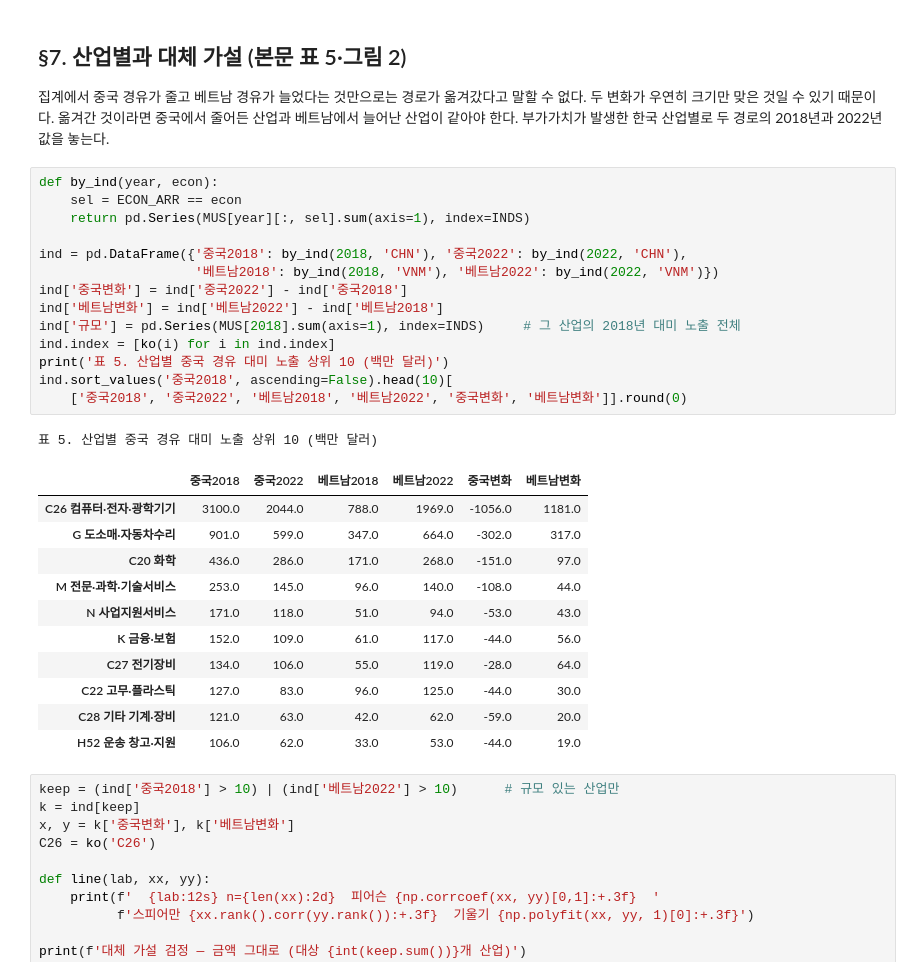
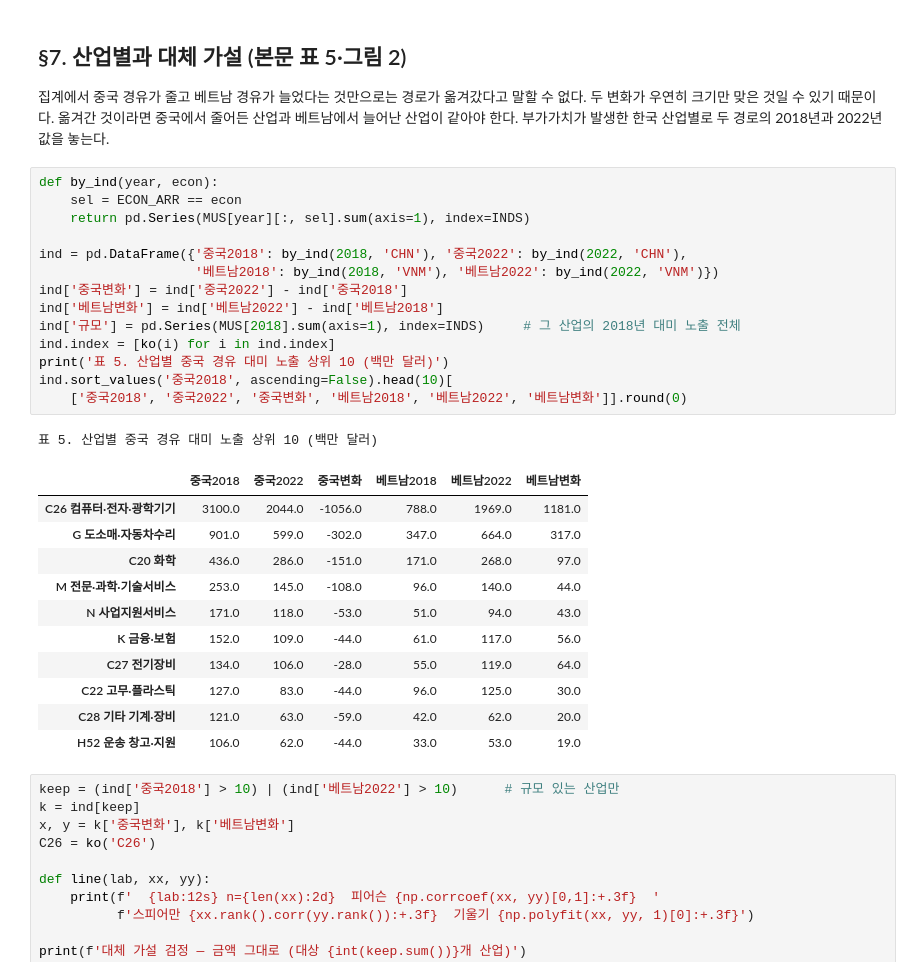
Before and after one commit to pilsunchoi/GVC, a Jupyter notebook: research/2.미중무역분쟁과_대미부가가치노출/2018_us_china_gvc.ipynb, the cells around one changed output. Saved outputs shown, nothing was run; the diff lists cells and outputs as text.

```diff
--- a/research/2.미중무역분쟁과_대미부가가치노출/2018_us_china_gvc.ipynb
+++ b/research/2.미중무역분쟁과_대미부가가치노출/2018_us_china_gvc.ipynb
@@ -445,30 +445,30 @@ tab4.loc[YRS].round(2)
 # %%
 def by_ind(year, econ):
     sel = ECON_ARR == econ
     return pd.Series(MUS[year][:, sel].sum(axis=1), index=INDS)
 
 ind = pd.DataFrame({'중국2018': by_ind(2018, 'CHN'), '중국2022': by_ind(2022, 'CHN'),
                     '베트남2018': by_ind(2018, 'VNM'), '베트남2022': by_ind(2022, 'VNM')})
 ind['중국변화'] = ind['중국2022'] - ind['중국2018']
 ind['베트남변화'] = ind['베트남2022'] - ind['베트남2018']
 ind['규모'] = pd.Series(MUS[2018].sum(axis=1), index=INDS)     # 그 산업의 2018년 대미 노출 전체
 ind.index = [ko(i) for i in ind.index]
 print('표 5. 산업별 중국 경유 대미 노출 상위 10 (백만 달러)')
 ind.sort_values('중국2018', ascending=False).head(10)[
-    ['중국2018', '중국2022', '베트남2018', '베트남2022', '중국변화', '베트남변화']].round(0)
+    ['중국2018', '중국2022', '중국변화', '베트남2018', '베트남2022', '베트남변화']].round(0)
 # %% [output]
 표 5. 산업별 중국 경유 대미 노출 상위 10 (백만 달러)
-|  | 중국2018 | 중국2022 | 베트남2018 | 베트남2022 | 중국변화 | 베트남변화 |
-| C26 컴퓨터·전자·광학기기 | 3100.0 | 2044.0 | 788.0 | 1969.0 | -1056.0 | 1181.0 |
-| G 도소매·자동차수리 | 901.0 | 599.0 | 347.0 | 664.0 | -302.0 | 317.0 |
-| C20 화학 | 436.0 | 286.0 | 171.0 | 268.0 | -151.0 | 97.0 |
-| M 전문·과학·기술서비스 | 253.0 | 145.0 | 96.0 | 140.0 | -108.0 | 44.0 |
-| N 사업지원서비스 | 171.0 | 118.0 | 51.0 | 94.0 | -53.0 | 43.0 |
-| K 금융·보험 | 152.0 | 109.0 | 61.0 | 117.0 | -44.0 | 56.0 |
-| C27 전기장비 | 134.0 | 106.0 | 55.0 | 119.0 | -28.0 | 64.0 |
-| C22 고무·플라스틱 | 127.0 | 83.0 | 96.0 | 125.0 | -44.0 | 30.0 |
-| C28 기타 기계·장비 | 121.0 | 63.0 | 42.0 | 62.0 | -59.0 | 20.0 |
-| H52 운송 창고·지원 | 106.0 | 62.0 | 33.0 | 53.0 | -44.0 | 19.0 |
+|  | 중국2018 | 중국2022 | 중국변화 | 베트남2018 | 베트남2022 | 베트남변화 |
+| C26 컴퓨터·전자·광학기기 | 3100.0 | 2044.0 | -1056.0 | 788.0 | 1969.0 | 1181.0 |
+| G 도소매·자동차수리 | 901.0 | 599.0 | -302.0 | 347.0 | 664.0 | 317.0 |
+| C20 화학 | 436.0 | 286.0 | -151.0 | 171.0 | 268.0 | 97.0 |
+| M 전문·과학·기술서비스 | 253.0 | 145.0 | -108.0 | 96.0 | 140.0 | 44.0 |
+| N 사업지원서비스 | 171.0 | 118.0 | -53.0 | 51.0 | 94.0 | 43.0 |
+| K 금융·보험 | 152.0 | 109.0 | -44.0 | 61.0 | 117.0 | 56.0 |
+| C27 전기장비 | 134.0 | 106.0 | -28.0 | 55.0 | 119.0 | 64.0 |
+| C22 고무·플라스틱 | 127.0 | 83.0 | -44.0 | 96.0 | 125.0 | 30.0 |
+| C28 기타 기계·장비 | 121.0 | 63.0 | -59.0 | 42.0 | 62.0 | 20.0 |
+| H52 운송 창고·지원 | 106.0 | 62.0 | -44.0 | 33.0 | 53.0 | 19.0 |
 # %%
 keep = (ind['중국2018'] > 10) | (ind['베트남2022'] > 10)      # 규모 있는 산업만
 k = ind[keep]
```
Also changed, not shown: parts of 13 cells of this notebook, 3 other files.
